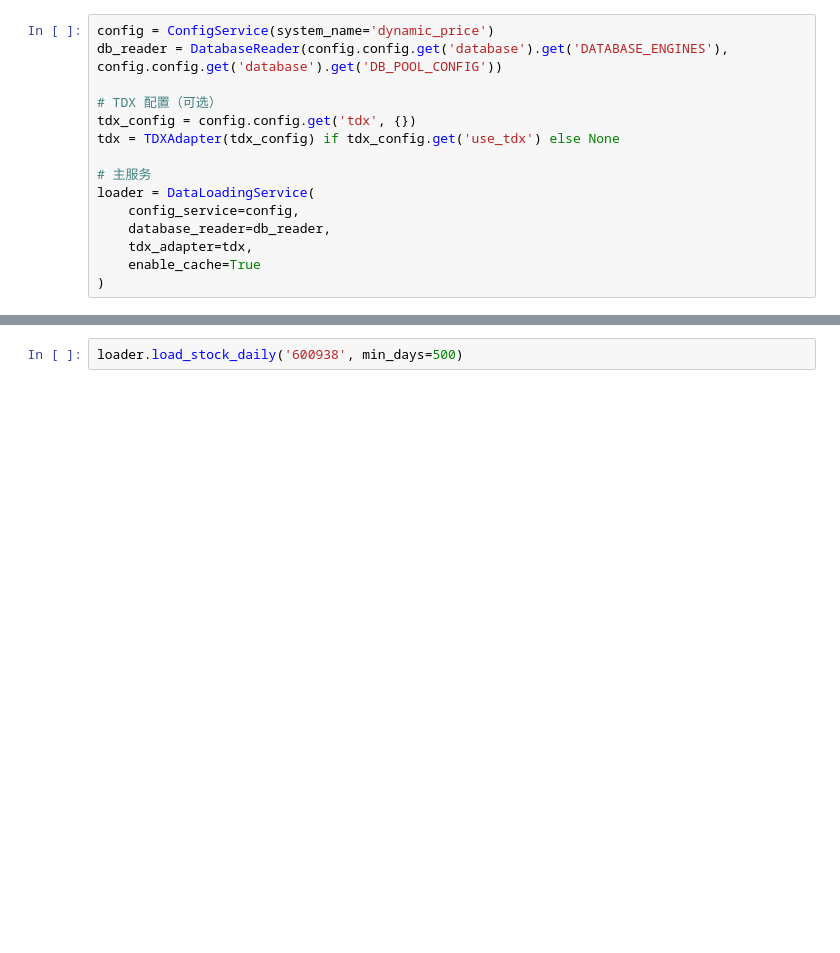
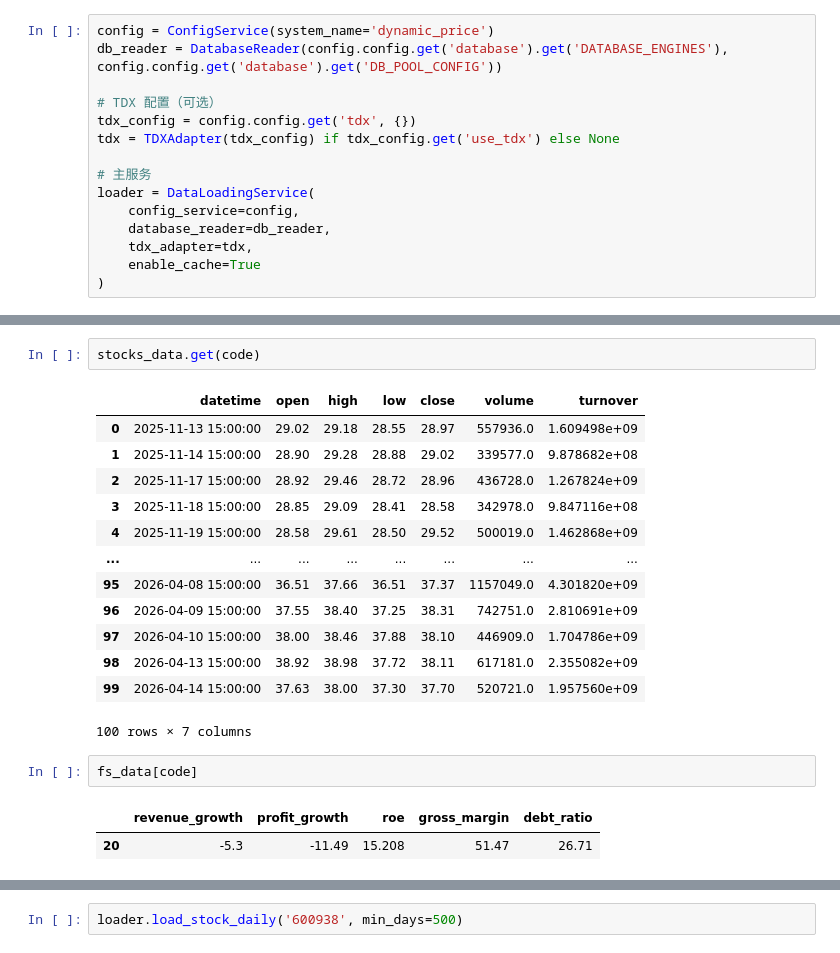
Before and after one commit to u588/app, a Jupyter notebook: AiStock/notebooks/02_数据加载测试.ipynb, the cells around one changed output, grey strips where cells are left out. Saved outputs shown, nothing was run; the diff lists cells and outputs as text; blank space fills up the shorter version.

```diff
--- a/AiStock/notebooks/02_数据加载测试.ipynb
+++ b/AiStock/notebooks/02_数据加载测试.ipynb
@@ -78,0 +187,21 @@ loader = DataLoadingService(
+# %%
+stocks_data.get(code)
+# %% [output]
+|  | datetime | open | high | low | close | volume | turnover |
+| 0 | 2025-11-13 15:00:00 | 29.02 | 29.18 | 28.55 | 28.97 | 557936.0 | 1.609498e+09 |
+| 1 | 2025-11-14 15:00:00 | 28.90 | 29.28 | 28.88 | 29.02 | 339577.0 | 9.878682e+08 |
+| 2 | 2025-11-17 15:00:00 | 28.92 | 29.46 | 28.72 | 28.96 | 436728.0 | 1.267824e+09 |
+| 3 | 2025-11-18 15:00:00 | 28.85 | 29.09 | 28.41 | 28.58 | 342978.0 | 9.847116e+08 |
+| 4 | 2025-11-19 15:00:00 | 28.58 | 29.61 | 28.50 | 29.52 | 500019.0 | 1.462868e+09 |
+| ... | ... | ... | ... | ... | ... | ... | ... |
+| 95 | 2026-04-08 15:00:00 | 36.51 | 37.66 | 36.51 | 37.37 | 1157049.0 | 4.301820e+09 |
+| 96 | 2026-04-09 15:00:00 | 37.55 | 38.40 | 37.25 | 38.31 | 742751.0 | 2.810691e+09 |
+| 97 | 2026-04-10 15:00:00 | 38.00 | 38.46 | 37.88 | 38.10 | 446909.0 | 1.704786e+09 |
+| 98 | 2026-04-13 15:00:00 | 38.92 | 38.98 | 37.72 | 38.11 | 617181.0 | 2.355082e+09 |
+| 99 | 2026-04-14 15:00:00 | 37.63 | 38.00 | 37.30 | 37.70 | 520721.0 | 1.957560e+09 |
+100 rows × 7 columns
+# %%
+fs_data[code]
+# %% [output]
+|  | revenue_growth | profit_growth | roe | gross_margin | debt_ratio |
+| 20 | -5.3 | -11.49 | 15.208 | 51.47 | 26.71 |
```
Also changed, not shown: parts of 12 cells of this notebook, 9 other files.
